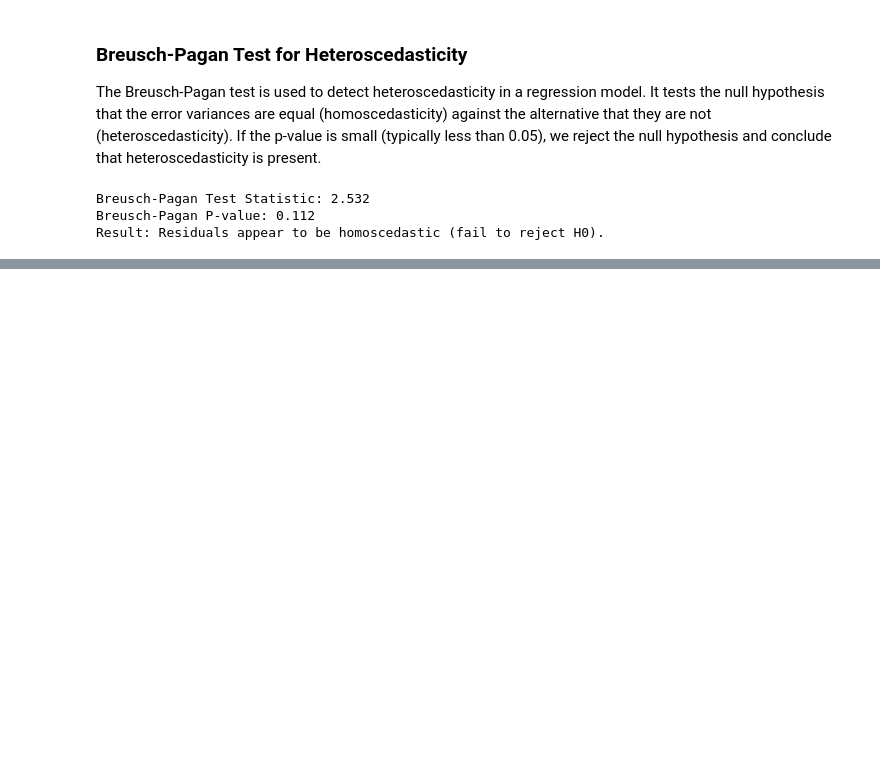
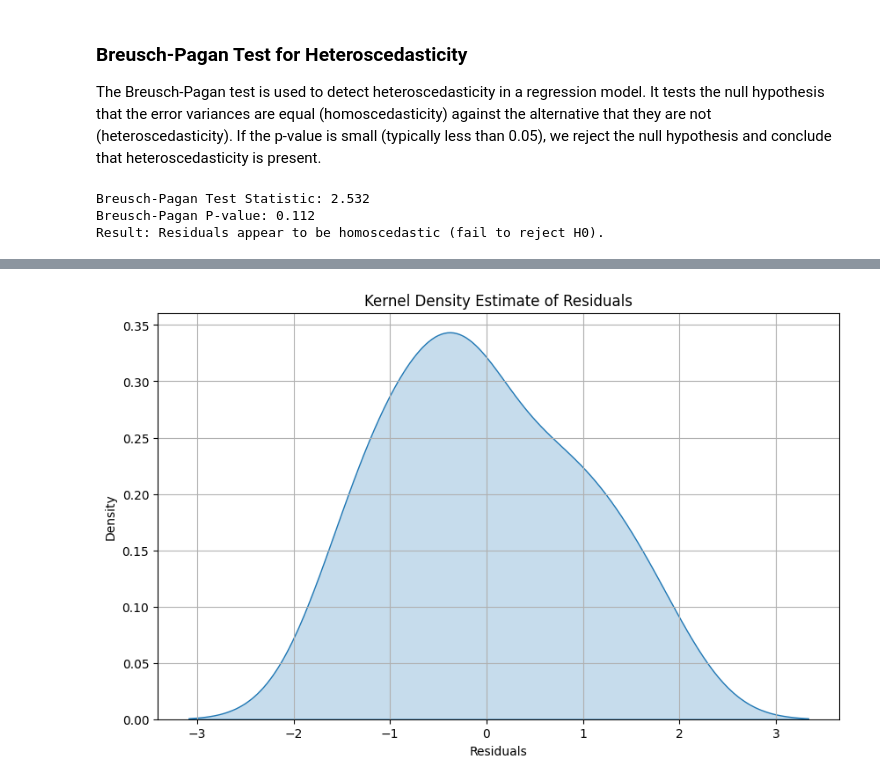
Before and after one commit to amit-sahu-a11y/ML_projects_for_practice, a Jupyter notebook: Untitled20.ipynb, the cells around one changed output, grey strips where cells are left out. Drawn from its saved outputs; the diff is of its cells as text; code cells hidden in the pictures; blank space fills up the shorter version.

```diff
--- a/Untitled20.ipynb
+++ b/Untitled20.ipynb
@@ -196,0 +215,11 @@ Result: Residuals appear to be homoscedastic (fail to reject H0).
+# %%
+# Plot KDE of residuals
+plt.figure(figsize=(10, 6))
+sns.kdeplot(residuals.flatten(), fill=True)
+plt.xlabel('Residuals')
+plt.ylabel('Density')
+plt.title('Kernel Density Estimate of Residuals')
+plt.grid(True)
+plt.show()
+# %% [output]
+[figure, added]
```
Also changed, not shown: parts of 7 cells of this notebook.
